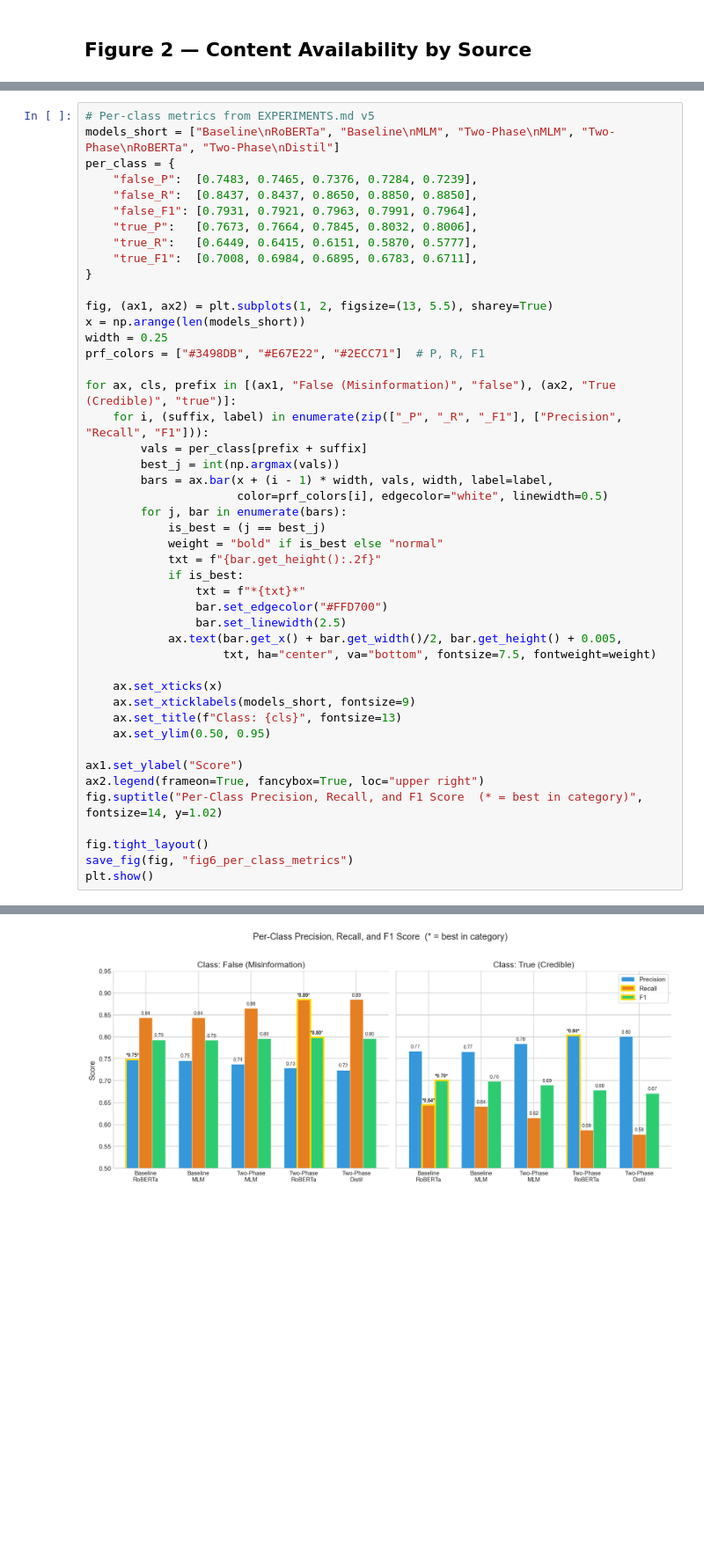
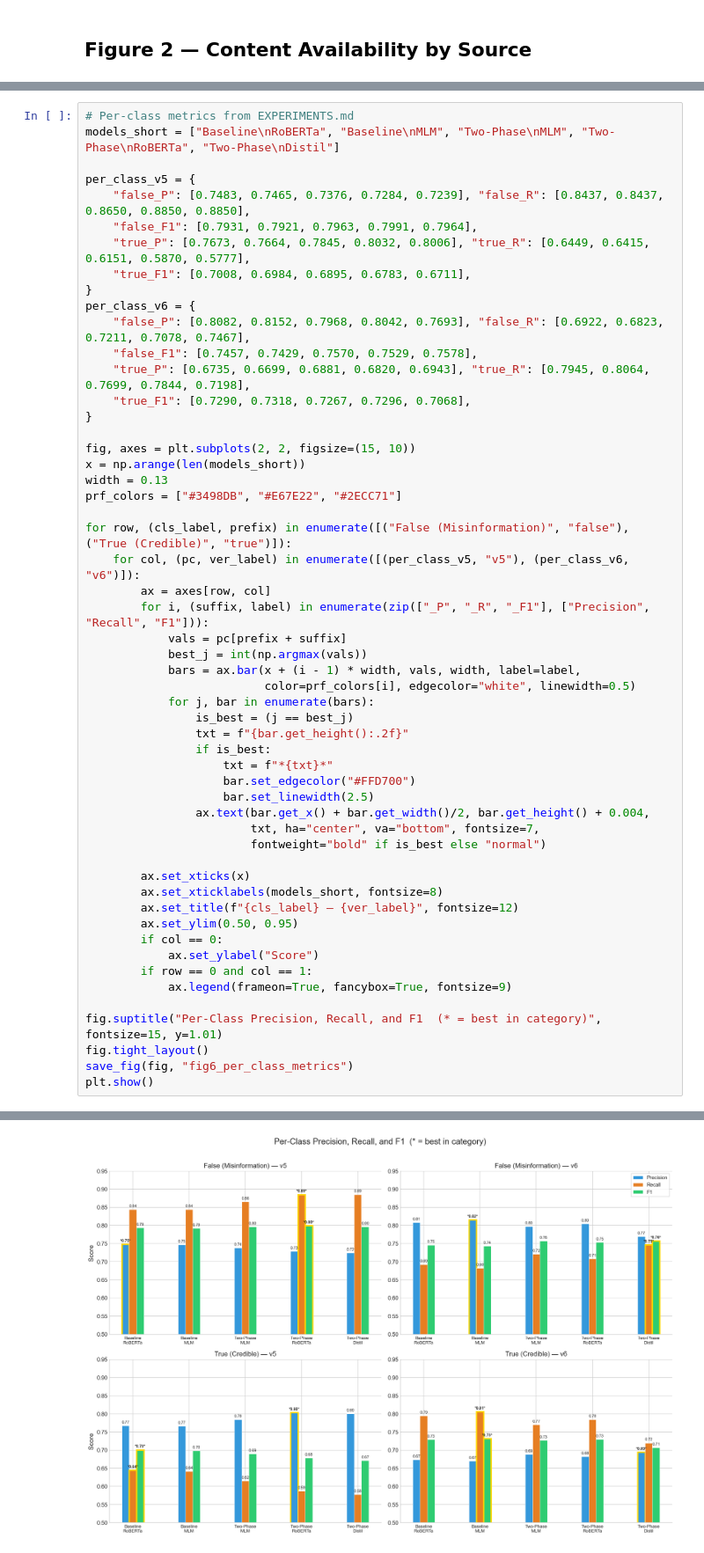
Before and after one commit to Western-Artificial-Intelligence/explainable-misinfo-ai, a Jupyter notebook: viz/paper_figures_executed.ipynb, the cells around one changed output, grey strips where cells are left out. Shown at 88% size. Drawn from its saved outputs; the diff is of its cells as text; blank space fills up the shorter version.

```diff
--- a/viz/paper_figures_executed.ipynb
+++ b/viz/paper_figures_executed.ipynb
@@ -400,50 +434,58 @@ plt.show()
 # %%
-# Per-class metrics from EXPERIMENTS.md v5
+# Per-class metrics from EXPERIMENTS.md
 models_short = ["Baseline\nRoBERTa", "Baseline\nMLM", "Two-Phase\nMLM", "Two-Phase\nRoBERTa", "Two-Phase\nDistil"]
-per_class = {
-    "false_P":  [0.7483, 0.7465, 0.7376, 0.7284, 0.7239],
-    "false_R":  [0.8437, 0.8437, 0.8650, 0.8850, 0.8850],
+
+per_class_v5 = {
+    "false_P": [0.7483, 0.7465, 0.7376, 0.7284, 0.7239], "false_R": [0.8437, 0.8437, 0.8650, 0.8850, 0.8850],
     "false_F1": [0.7931, 0.7921, 0.7963, 0.7991, 0.7964],
-    "true_P":   [0.7673, 0.7664, 0.7845, 0.8032, 0.8006],
-    "true_R":   [0.6449, 0.6415, 0.6151, 0.5870, 0.5777],
-    "true_F1":  [0.7008, 0.6984, 0.6895, 0.6783, 0.6711],
+    "true_P": [0.7673, 0.7664, 0.7845, 0.8032, 0.8006], "true_R": [0.6449, 0.6415, 0.6151, 0.5870, 0.5777],
+    "true_F1": [0.7008, 0.6984, 0.6895, 0.6783, 0.6711],
+}
+per_class_v6 = {
+    "false_P": [0.8082, 0.8152, 0.7968, 0.8042, 0.7693], "false_R": [0.6922, 0.6823, 0.7211, 0.7078, 0.7467],
+    "false_F1": [0.7457, 0.7429, 0.7570, 0.7529, 0.7578],
+    "true_P": [0.6735, 0.6699, 0.6881, 0.6820, 0.6943], "true_R": [0.7945, 0.8064, 0.7699, 0.7844, 0.7198],
+    "true_F1": [0.7290, 0.7318, 0.7267, 0.7296, 0.7068],
 }
 
-fig, (ax1, ax2) = plt.subplots(1, 2, figsize=(13, 5.5), sharey=True)
+fig, axes = plt.subplots(2, 2, figsize=(15, 10))
 x = np.arange(len(models_short))
-width = 0.25
-prf_colors = ["#3498DB", "#E67E22", "#2ECC71"]  # P, R, F1
+width = 0.13
+prf_colors = ["#3498DB", "#E67E22", "#2ECC71"]
 
-for ax, cls, prefix in [(ax1, "False (Misinformation)", "false"), (ax2, "True (Credible)", "true")]:
-    for i, (suffix, label) in enumerate(zip(["_P", "_R", "_F1"], ["Precision", "Recall", "F1"])):
-        vals = per_class[prefix + suffix]
-        best_j = int(np.argmax(vals))
-        bars = ax.bar(x + (i - 1) * width, vals, width, label=label,
-                      color=prf_colors[i], edgecolor="white", linewidth=0.5)
-        for j, bar in enumerate(bars):
-            is_best = (j == best_j)
-            weight = "bold" if is_best else "normal"
-            txt = f"{bar.get_height():.2f}"
-            if is_best:
-                txt = f"*{txt}*"
-                bar.set_edgecolor("#FFD700")
-                bar.set_linewidth(2.5)
-            ax.text(bar.get_x() + bar.get_width()/2, bar.get_height() + 0.005,
-                    txt, ha="center", va="bottom", fontsize=7.5, fontweight=weight)
+for row, (cls_label, prefix) in enumerate([("False (Misinformation)", "false"), ("True (Credible)", "true")]):
+    for col, (pc, ver_label) in enumerate([(per_class_v5, "v5"), (per_class_v6, "v6")]):
+        ax = axes[row, col]
+        for i, (suffix, label) in enumerate(zip(["_P", "_R", "_F1"], ["Precision", "Recall", "F1"])):
+            vals = pc[prefix + suffix]
+            best_j = int(np.argmax(vals))
+            bars = ax.bar(x + (i - 1) * width, vals, width, label=label,
+                          color=prf_colors[i], edgecolor="white", linewidth=0.5)
+            for j, bar in enumerate(bars):
+                is_best = (j == best_j)
+                txt = f"{bar.get_height():.2f}"
+                if is_best:
+                    txt = f"*{txt}*"
+                    bar.set_edgecolor("#FFD700")
+                    bar.set_linewidth(2.5)
+                ax.text(bar.get_x() + bar.get_width()/2, bar.get_height() + 0.004,
+                        txt, ha="center", va="bottom", fontsize=7,
+                        fontweight="bold" if is_best else "normal")
 
-    ax.set_xticks(x)
-    ax.set_xticklabels(models_short, fontsize=9)
-    ax.set_title(f"Class: {cls}", fontsize=13)
-    ax.set_ylim(0.50, 0.95)
+        ax.set_xticks(x)
+        ax.set_xticklabels(models_short, fontsize=8)
+        ax.set_title(f"{cls_label} — {ver_label}", fontsize=12)
+        ax.set_ylim(0.50, 0.95)
+        if col == 0:
+            ax.set_ylabel("Score")
+        if row == 0 and col == 1:
+            ax.legend(frameon=True, fancybox=True, fontsize=9)
 
-ax1.set_ylabel("Score")
-ax2.legend(frameon=True, fancybox=True, loc="upper right")
-fig.suptitle("Per-Class Precision, Recall, and F1 Score  (* = best in category)", fontsize=14, y=1.02)
-
+fig.suptitle("Per-Class Precision, Recall, and F1  (* = best in category)", fontsize=15, y=1.01)
 fig.tight_layout()
 save_fig(fig, "fig6_per_class_metrics")
 plt.show()
 # %% [output]
   Saved fig6_per_class_metrics.png and fig6_per_class_metrics.pdf
-[figure, old version]
+[figure, new version]
 # %% [markdown]
```
Also changed, not shown: parts of 10 cells of this notebook, 24 other files.
